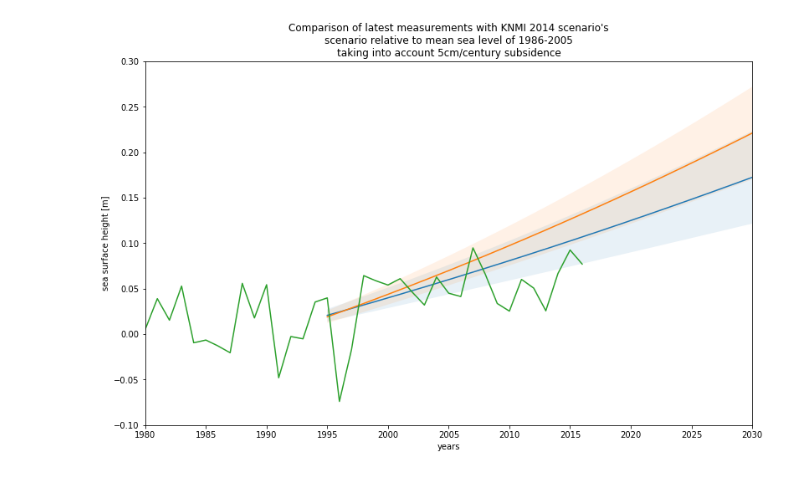
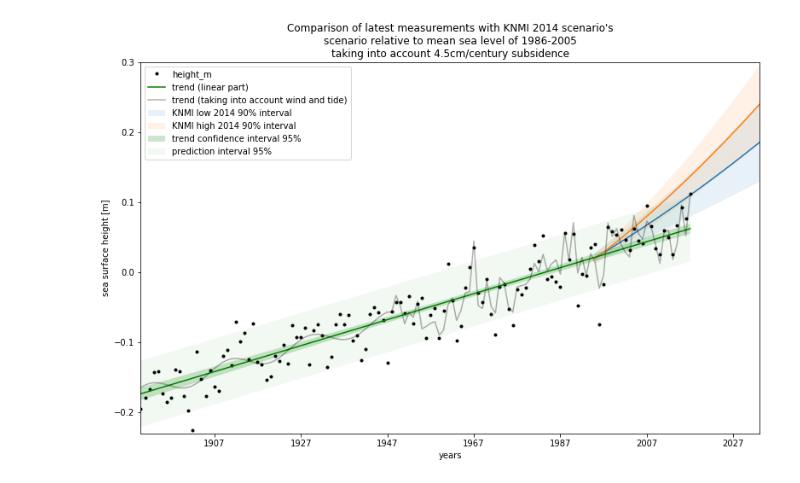
Before and after one commit to openearth/sealevel, a Jupyter notebook: notebooks/analysis/scenarios/scenario-vs-measurements.ipynb, the cells around one changed output. Drawn from its saved outputs; the diff is of its cells as text; code cells hidden in the pictures.

```diff
--- a/notebooks/analysis/scenarios/scenario-vs-measurements.ipynb
+++ b/notebooks/analysis/scenarios/scenario-vs-measurements.ipynb
@@ -18,6 +18,7 @@ ureg = pint.UnitRegistry()
 # TODO: replace with 2017 figures (from HKV update)
 # These are the SLR measurements averaged over 6 tide gauges
 mean_sl_path = pathlib.Path('~/src/sealevel-svn/editorial/2018/mean_sl_plot.csv').expanduser()
+mean_sl_path = pathlib.Path('~/src/sealevel/notebooks/dutch-sea-level-monitor-export-2018-11-22.csv').expanduser()
 # these are the polygons as used in figure 3.26 in KNMI 2014 scenario
 knmi_scenarios_path = pathlib.Path('~/src/sealevel/data/knmi/KNMI14_sealevel_scenarios_by_1year_3polfit.csv').expanduser()
 # %%
@@ -36,11 +37,13 @@ knmi_df.tail()
 | 105 | 2100 | 27.7 | 75.7 | 50.9 | 98.9 | KNMI14 scenarios; Created as 3rd ... | 0.277 | 0.757 | 0.509 | 0.989 |
 # %%
 # read all the scenarios
-slr_df = pd.read_csv(mean_sl_path)
-slr_df['date'] = slr_df['year'].apply(lambda x:dateutil.parser.parse(x))
+# slr_df = pd.read_csv(mean_sl_path)
+slr_df = pd.read_csv(mean_sl_path, comment='#', parse_dates=['date'])
+
+# slr_df['date'] = slr_df['year'].apply(lambda x:dateutil.parser.parse(x))
 slr_df = slr_df.set_index('date')
 # convert to units
-height_mm = slr_df['height'].values * ureg.centimeter
+height_mm = slr_df['height'].values * ureg.millimeter
 height_m = height_mm.to(ureg.meter)
 slr_df['height_m'] = height_m
 slr_df['height'].plot()
@@ -61,5 +101,5 @@ mean_sl_between_years(slr_df, 2016, 2017) - mean_sl_between_years(slr_df, 1986,
 # %%
-def correct_subsidence_and_epoch(dates, ssh, subsidence_rate=0.0005):
+def correct_subsidence_and_epoch(dates, ssh, subsidence_rate=0.00045):
     delta_years_since_epoch = np.array([
         (date_i - datetime.datetime(1995, 1, 1)).days / 365.25
         for date_i
@@ -181,34 +244,54 @@ ax.set_ylim(-0.1, 0.3)
 # %%
 fig, ax = plt.subplots(figsize=(13, 8))
 for i, row in scenarios_df[scenarios_df.organization == 'KNMI'].iterrows():
-    ax.fill_between(
+    fill = ax.fill_between(
         row['interp_dates'],
         row['correction'](row['interp_dates'], row['interp_min']),
         row['correction'](row['interp_dates'], row['interp_max']),
-        alpha=0.1
+        alpha=0.1,
+        label='{} {} {} 90% interval'.format(row['organization'], row['scenario'], row['name'])
     )
+    color = fill.get_facecolor()[0].copy()
+    color[-1] = 1
     ax.plot(
         row['interp_dates'],
-        row['correction'](row['interp_dates'], row['interp_mean'])
+        row['correction'](row['interp_dates'], row['interp_mean']),
+        color=color
     )
 
-# for i, row in scenarios_df[scenarios_df.organization == 'KNMI'].iterrows():
-#     ax.fill_between(row['dates'], row['correction'](row['min']), row['correction'](row['max']), alpha=0.1)
-#     ax.plot(row['dates'], row['correction'](row['mean']))
-
-ax.plot(slr_df.index, slr_df['height_m'])
+ax.plot(slr_df.index, slr_df['height_m'], 'k.')
+ax.plot(slr_df.index, slr_df.predicted_linear_mean_wind / 1000, color='green', label='trend (linear part)')
+ax.fill_between(
+    slr_df.index, slr_df.predicted_linear_mean_wind_ci_025/1000,
+    slr_df.predicted_linear_mean_wind_ci_975/1000,
+    alpha=0.2,
+    facecolor='green',
+    label='trend confidence interval 95%'
+)
+ax.fill_between(
+    slr_df.index,
+    slr_df.predicted_linear_mean_wind_pi_025/1000,
+    slr_df.predicted_linear_mean_wind_pi_975/1000,
+    alpha=0.05,
+    facecolor='green',
+    label='prediction interval 95%'
+)
+ax.plot(slr_df.index, slr_df.predicted_linear_with_wind / 1000, 'k-', alpha=0.3, label='trend (taking into account wind and tide)')
 ax.set_xlim(datetime.datetime(1980, 1, 1), datetime.datetime(2100, 1, 1))
 ax.set_title(
     "Comparison of latest measurements with KNMI 2014 scenario\'s" +
     "\n" +
     "scenario relative to mean sea level of 1986-2005" +
     "\n" +
-    "taking into account 5cm/century subsidence"
+    "taking into account 4.5cm/century subsidence"
 )
 ax.set_xlabel('years')
 ax.set_ylabel('sea surface height [m]')
-ax.set_xlim(datetime.datetime(1980, 1, 1), datetime.datetime(2030, 1, 1))
-_ = ax.set_ylim(-0.1, 0.3)
+ax.set_xlim(datetime.datetime(1890, 1, 1), datetime.datetime(2018 + 15, 1, 1))
+ax.legend()
+
+_ = ax.set_ylim(-0.23, 0.3)
+fig.savefig('scenarios-with-ci.pdf')
 # %% [output]
-[figure, old version]
+[figure, new version]
 # %%
```
Also changed, not shown: parts of 5 cells of this notebook.
